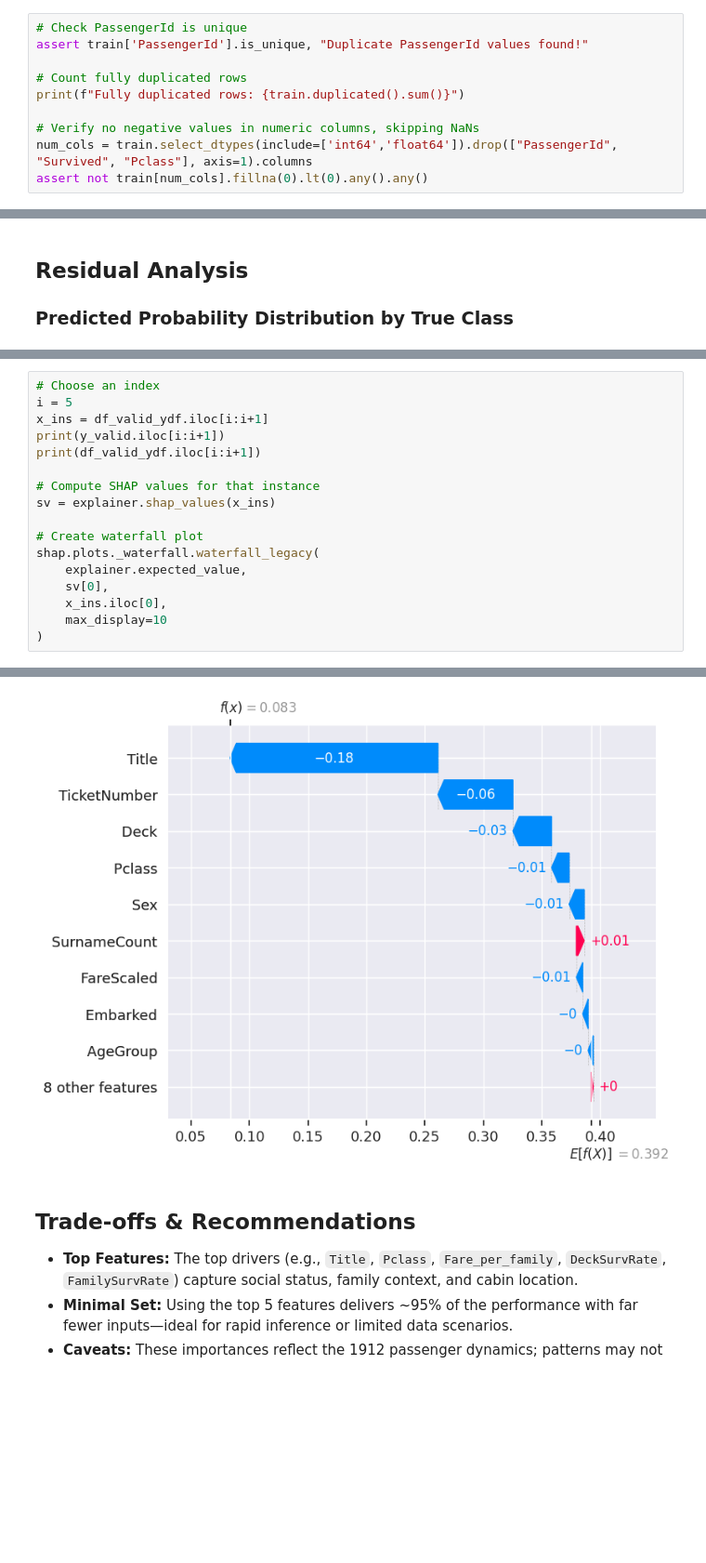
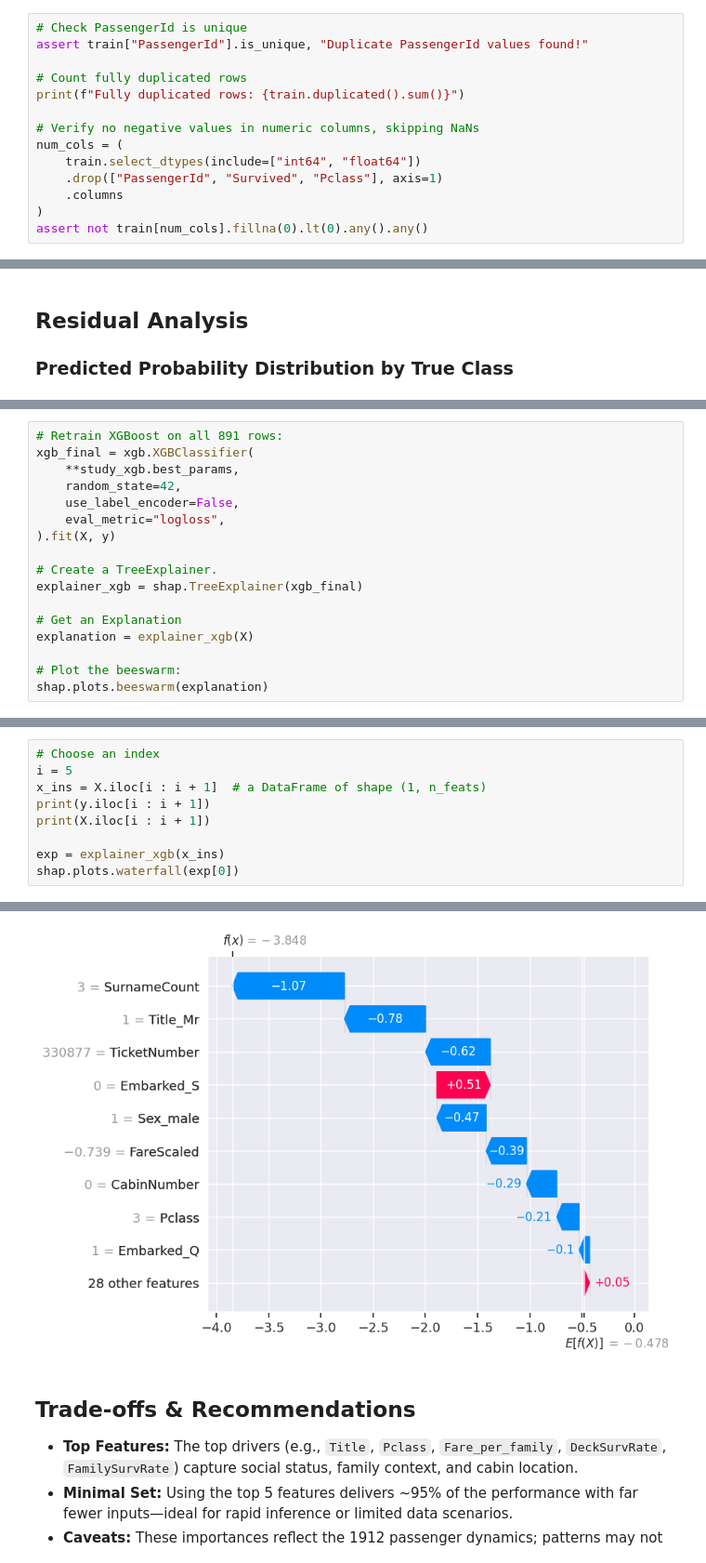
Before and after one commit to JamesFCoffey/ml-ds-techniques, a Jupyter notebook: notebooks/titanic.ipynb, the cells around one changed output, grey strips where cells are left out. Shown at 93% size. Cells and saved outputs as stored; diff of their text form; blank space fills up the shorter version.

Commit message:
Fix markdown comments. Use OOF validation.

```diff
--- a/notebooks/titanic.ipynb
+++ b/notebooks/titanic.ipynb
@@ -239,13 +266,17 @@ memory usage: 83.7+ KB
 Ensure there are no duplicate or invalid records, and drop the identifier column for modeling.
 # %%
 # Check PassengerId is unique
-assert train['PassengerId'].is_unique, "Duplicate PassengerId values found!"
+assert train["PassengerId"].is_unique, "Duplicate PassengerId values found!"
 
 # Count fully duplicated rows
 print(f"Fully duplicated rows: {train.duplicated().sum()}")
 
 # Verify no negative values in numeric columns, skipping NaNs
-num_cols = train.select_dtypes(include=['int64','float64']).drop(["PassengerId", "Survived", "Pclass"], axis=1).columns
+num_cols = (
+    train.select_dtypes(include=["int64", "float64"])
+    .drop(["PassengerId", "Survived", "Pclass"], axis=1)
+    .columns
+)
 assert not train[num_cols].fillna(0).lt(0).any().any()
 # %% [output]
 Fully duplicated rows: 0
@@ -1469,0 +1499,17 @@ shap.summary_plot(
+# %%
+# Retrain XGBoost on all 891 rows:
+xgb_final = xgb.XGBClassifier(
+    **study_xgb.best_params,
+    random_state=42,
+    use_label_encoder=False,
+    eval_metric="logloss",
+).fit(X, y)
+
+# Create a TreeExplainer.
+explainer_xgb = shap.TreeExplainer(xgb_final)
+
+# Get an Explanation
+explanation = explainer_xgb(X)
+
+# Plot the beeswarm:
+shap.plots.beeswarm(explanation)
@@ -1474,18 +1522,10 @@ We pick one passenger from the validation set to illustrate how features shift t
 # %%
 # Choose an index
 i = 5
-x_ins = df_valid_ydf.iloc[i:i+1]
-print(y_valid.iloc[i:i+1])
-print(df_valid_ydf.iloc[i:i+1])
+x_ins = X.iloc[i : i + 1]  # a DataFrame of shape (1, n_feats)
+print(y.iloc[i : i + 1])
+print(X.iloc[i : i + 1])
 
-# Compute SHAP values for that instance
-sv = explainer.shap_values(x_ins)
-
-# Create waterfall plot
-shap.plots._waterfall.waterfall_legacy(
-    explainer.expected_value,
-    sv[0],
-    x_ins.iloc[0],
-    max_display=10
-)
+exp = explainer_xgb(x_ins)
+shap.plots.waterfall(exp[0])
 # %% [output]
@@ -1502,4 +1550,4 @@ Name: Survived, dtype: int64
-[figure, old version]
+[figure, new version]
 # %% [markdown]
 ## Trade-offs & Recommendations
 
```
Also changed, not shown: parts of 64 cells of this notebook.
